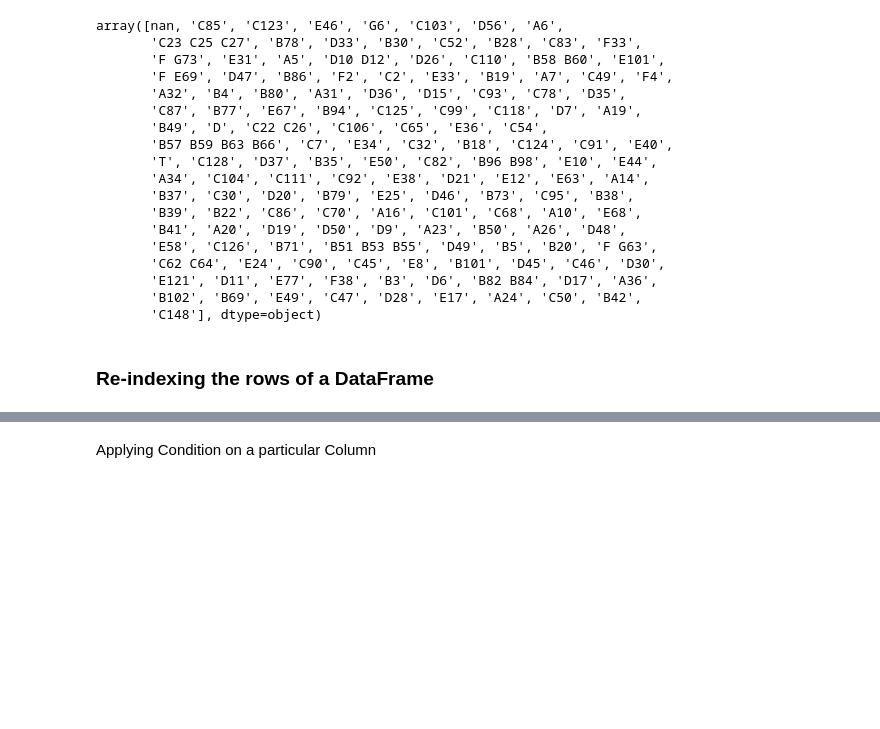
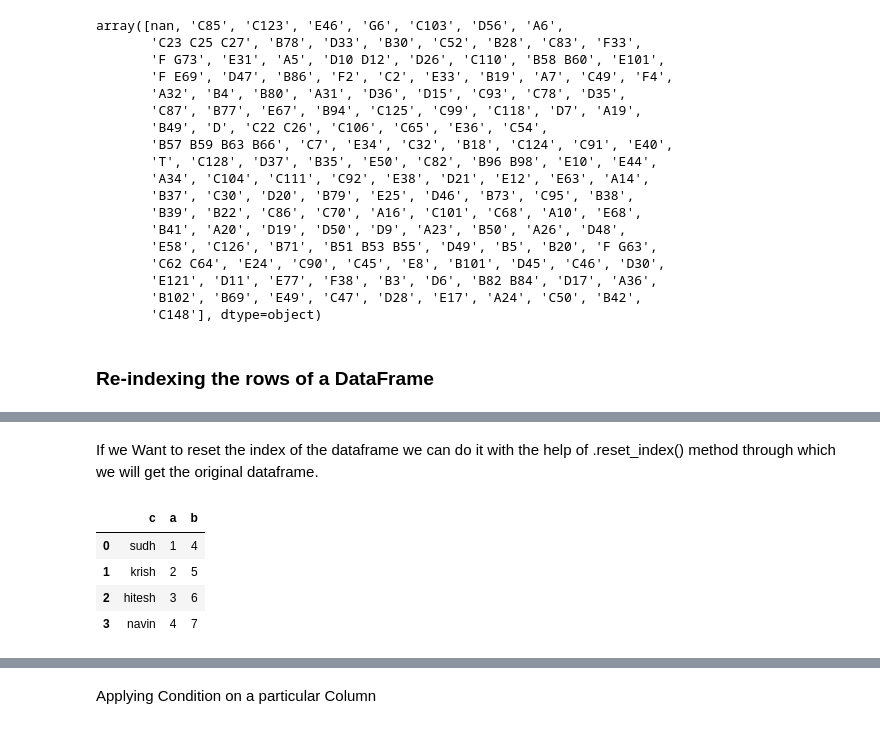
Before and after one commit to Gaurabh007/Python_Programming, a Jupyter notebook: Pandas/02_Pandas.ipynb, the cells around one changed output, grey strips where cells are left out. Drawn from its saved outputs; the diff is of its cells as text; code cells hidden in the pictures; blank space fills up the shorter version.

```diff
--- a/Pandas/02_Pandas.ipynb
+++ b/Pandas/02_Pandas.ipynb
@@ -218,0 +236,2 @@ array([nan, 'C85', 'C123', 'E46', 'G6', 'C103', 'D56', 'A6',
+# %%
+df3.set_index('c',inplace=True)
@@ -219,3 +247,15 @@ array([nan, 'C85', 'C123', 'E46', 'G6', 'C103', 'D56', 'A6',
+# %% [markdown]
+If we Want to reset the index of the dataframe we can do it with the help of .reset_index() method through which we will get the original dataframe.
+# %%
+df3.reset_index(inplace=True)
+# %%
+df3
+# %% [output]
+|  | c | a | b |
+| 0 | sudh | 1 | 4 |
+| 1 | krish | 2 | 5 |
+| 2 | hitesh | 3 | 6 |
+| 3 | navin | 4 | 7 |
 # %%
 df.head(3)
 # %% [output]
```
Also changed, not shown: parts of 3 cells of this notebook.
